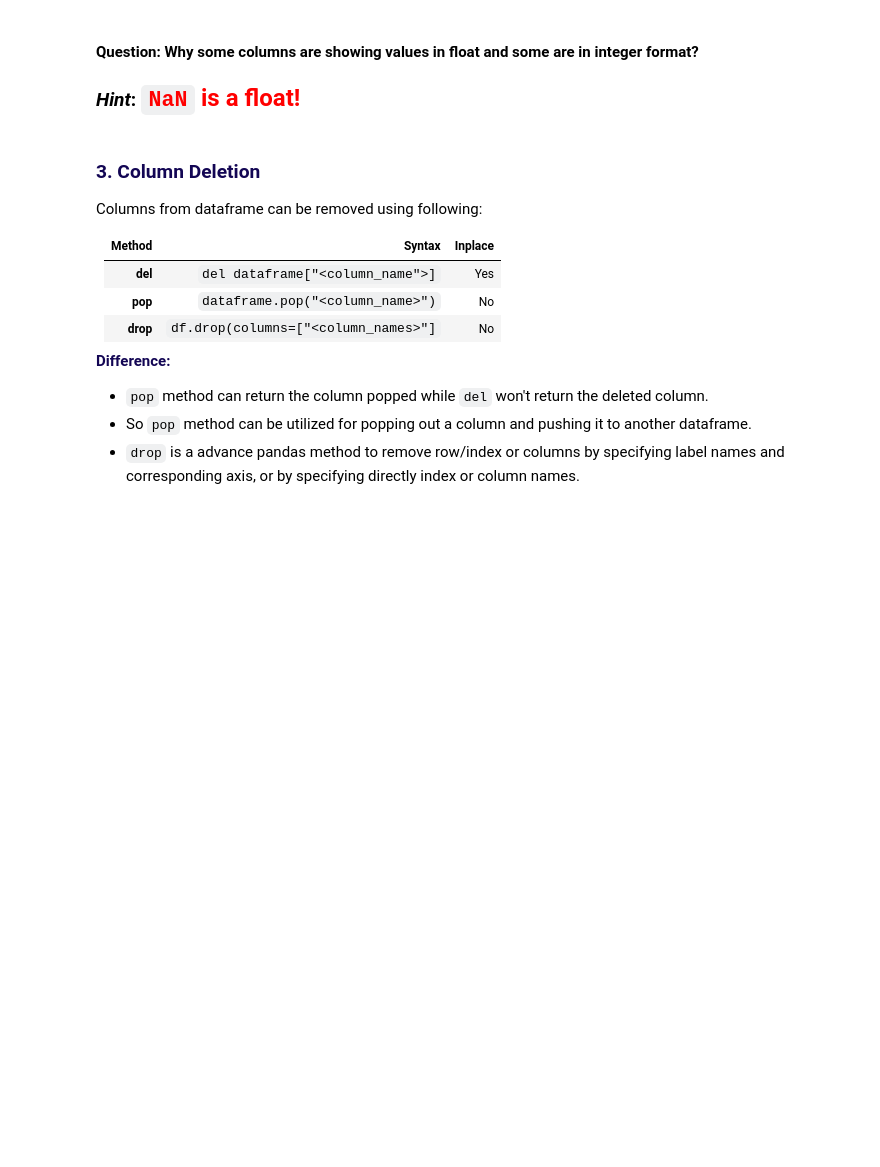
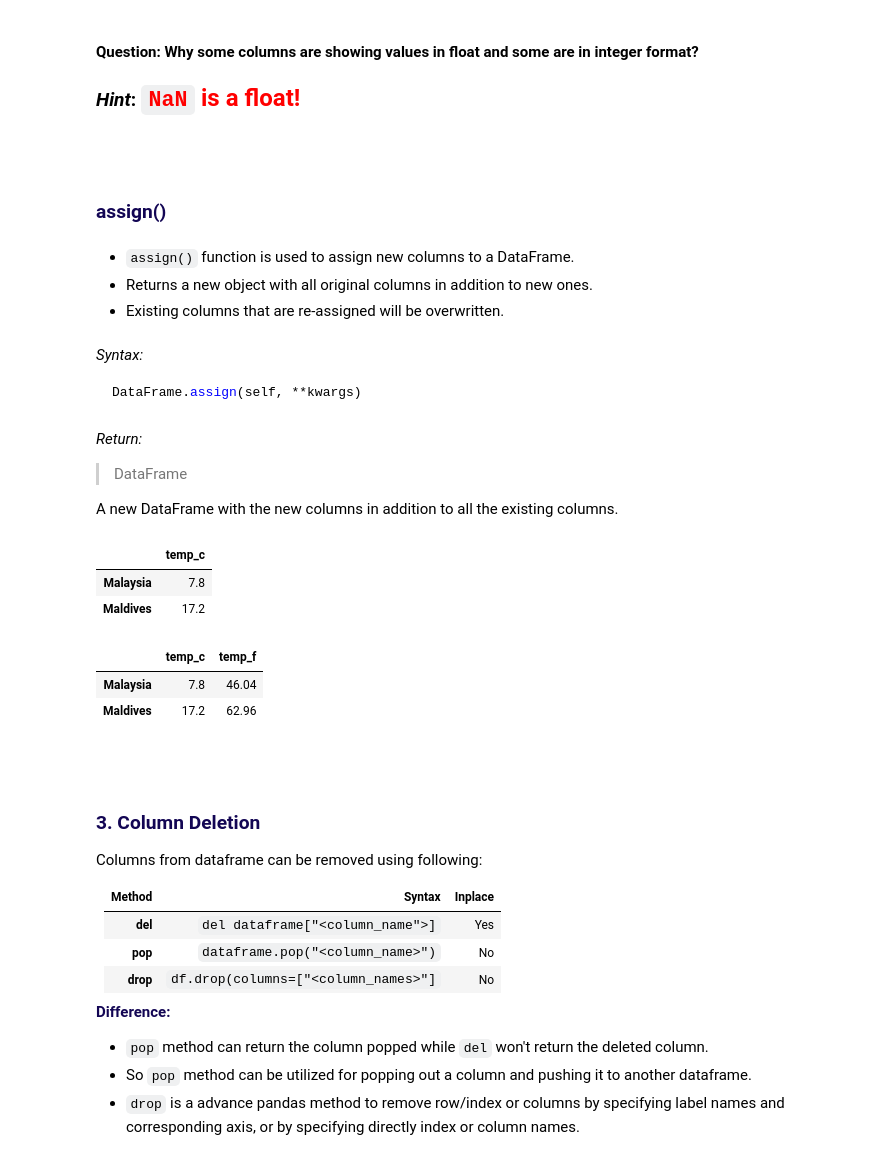
Before and after one commit to progrkaushl/data-science, a Jupyter notebook: Data Analysis/Pandas/3. Column & Row Operations.ipynb, the cells around one changed output. Drawn from its saved outputs; the diff is of its cells as text; code cells hidden in the pictures; blank space fills up the shorter version.

````diff
--- a/Data Analysis/Pandas/3. Column & Row Operations.ipynb
+++ b/Data Analysis/Pandas/3. Column & Row Operations.ipynb
@@ -136,6 +140,43 @@ df_col
 # %% [markdown]
 #### Question: Why some columns are showing values in float and some are in integer format?
 ### *Hint*: <span style="color: Red; font-family: Helvetica; font-size: 125%; font-weight:700"> `NaN` is a float! </span>
+# %% [markdown]
+<br>
+# %% [markdown]
+### <span style="color:#130654">assign()</span>
+# %% [markdown]
+- `assign()` function is used to assign new columns to a DataFrame.
+- Returns a new object with all original columns in addition to new ones.
+- Existing columns that are re-assigned will be overwritten.
+# %% [markdown]
+*Syntax:*
+```python
+DataFrame.assign(self, **kwargs)
+```
+# %% [markdown]
+*Return:*
+> DataFrame
+
+A new DataFrame with the new columns in addition to all the existing columns.
+# %%
+df = pd.DataFrame({'temp_c': [7.8, 17.2]},
+                  index=['Malaysia', 'Maldives'])
+df
+# %% [output]
+|  | temp_c |
+| Malaysia | 7.8 |
+| Maldives | 17.2 |
+# %%
+df.assign(temp_f=df['temp_c'] * 9 / 5 + 32)
+
+# Or alternatively use lambda function, both will give same result
+df.assign(temp_f=lambda x: x.temp_c * 9 / 5 + 32)
+# %% [output]
+|  | temp_c | temp_f |
+| Malaysia | 7.8 | 46.04 |
+| Maldives | 17.2 | 62.96 |
+# %% [markdown]
+<br>
 # %% [markdown]
 ### <span style="color:#130654">3. Column Deletion
 
````
Also changed, not shown: parts of 7 cells of this notebook, 20 other files.
